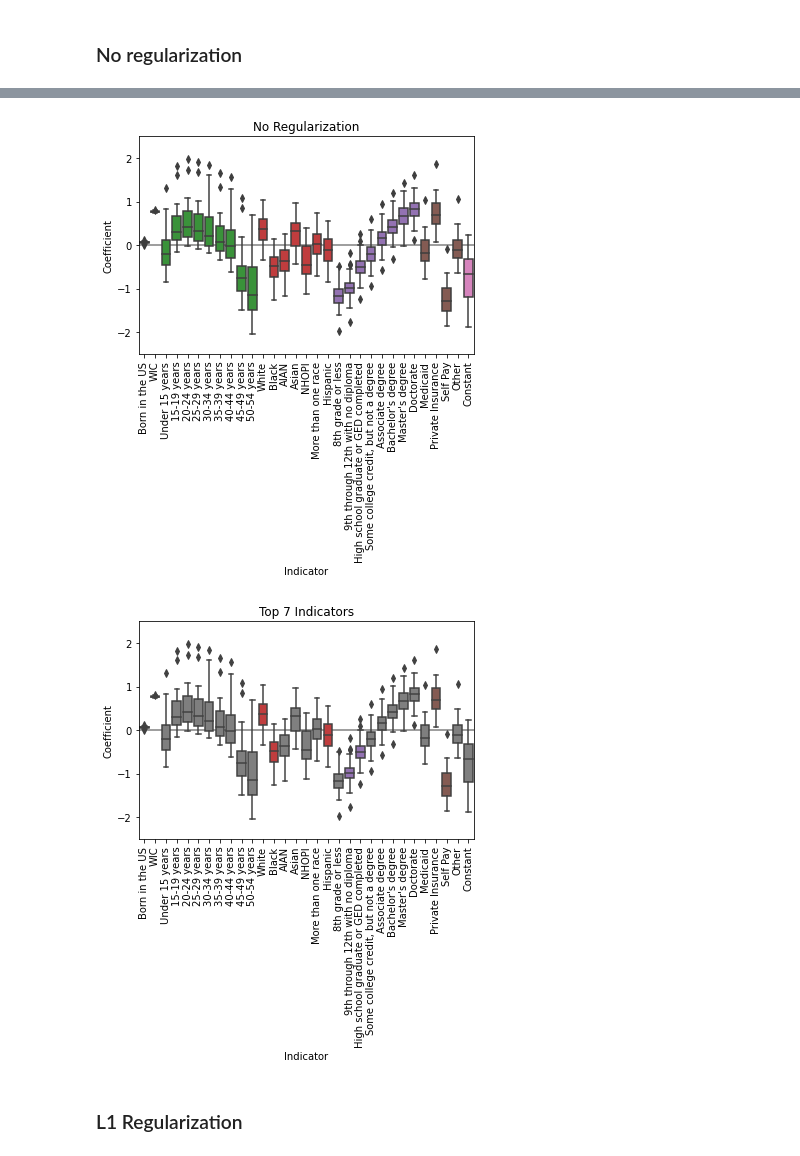
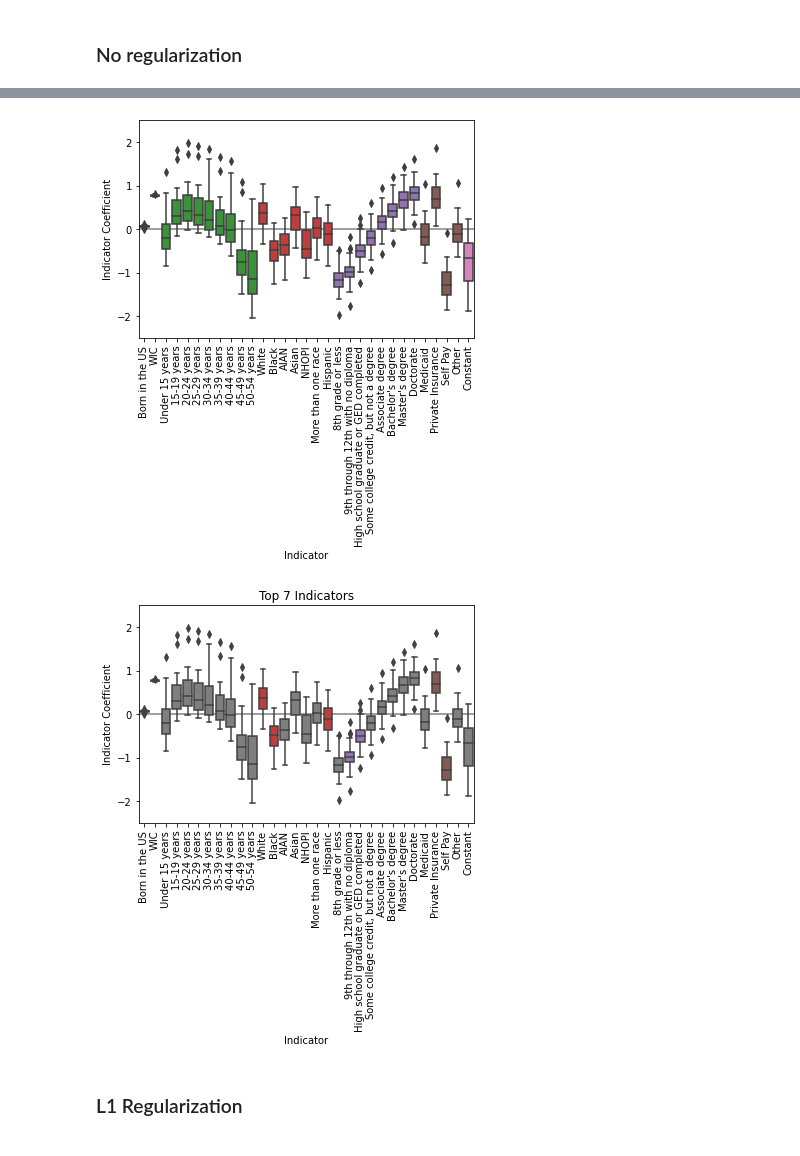
Before and after one commit to kels271828/ds4a, a Jupyter notebook: notebooks/models/prenatal_care.ipynb, the cells around one changed output, grey strips where cells are left out. Saved outputs shown, nothing was run; the diff lists cells and outputs as text; code cells hidden in the pictures.

```diff
--- a/notebooks/models/prenatal_care.ipynb
+++ b/notebooks/models/prenatal_care.ipynb
@@ -313,16 +292,15 @@ temp.groupby('indicator').describe()
 # %%
 fig, ax = plt.subplots()
 my_pal = {indicator: my_cmap(get_group(ii)) for ii, indicator in enumerate(indicator_list)}
 sns.boxplot(x='indicator', y='coef', data=temp, ax=ax, palette=my_pal)
 ax.axhline(0, c='gray', zorder=0)
 ax.set_xlabel('Indicator')
 ax.set_xticklabels(labels=indicator_labels, rotation=90)
-ax.set_ylabel('Coefficient')
+ax.set_ylabel('Indicator Coefficient')
 ax.set_ylim([-2.5, 2.5]) # mager9_9 has lower outliers
-ax.set_title('No Regularization')
-plt.savefig('../../results/prenatal_care_7.png', bbox_inches='tight')
+plt.savefig('../../results/prenatal_care_7.png', bbox_inches='tight', dpi=300)
 # %% [output]
-[figure, old version]
+[figure, new version]
 # %%
 top_indicators=['pay_rec_2', 'pay_rec_3', 'mracehisp_1', 'mracehisp_2', 'mracehisp_7', 'meduc_2', 'meduc_3']
 my_pal2 = {indicator: my_cmap(get_group(ii)) if indicator in top_indicators else my_cmap(7)
@@ -332,12 +310,11 @@ sns.boxplot(x='indicator', y='coef', data=temp, ax=ax, palette=my_pal2)
 ax.axhline(0, c='gray', zorder=0)
 ax.set_xlabel('Indicator')
 ax.set_xticklabels(labels=indicator_labels, rotation=90)
-ax.set_ylabel('Coefficient')
+ax.set_ylabel('Indicator Coefficient')
 ax.set_ylim([-2.5, 2.5]) # mager9_9 has lower outliers
-ax.set_title('Top 7 Indicators')
-plt.savefig('../../results/prenatal_care_7b.png', bbox_inches='tight')
+ax.set_title('Top 7 Indicators');
 # %% [output]
-[figure, old version]
+[figure, new version]
 # %% [markdown]
 ### L1 Regularization
 # %%
```
Also changed, not shown: parts of 13 cells of this notebook.
